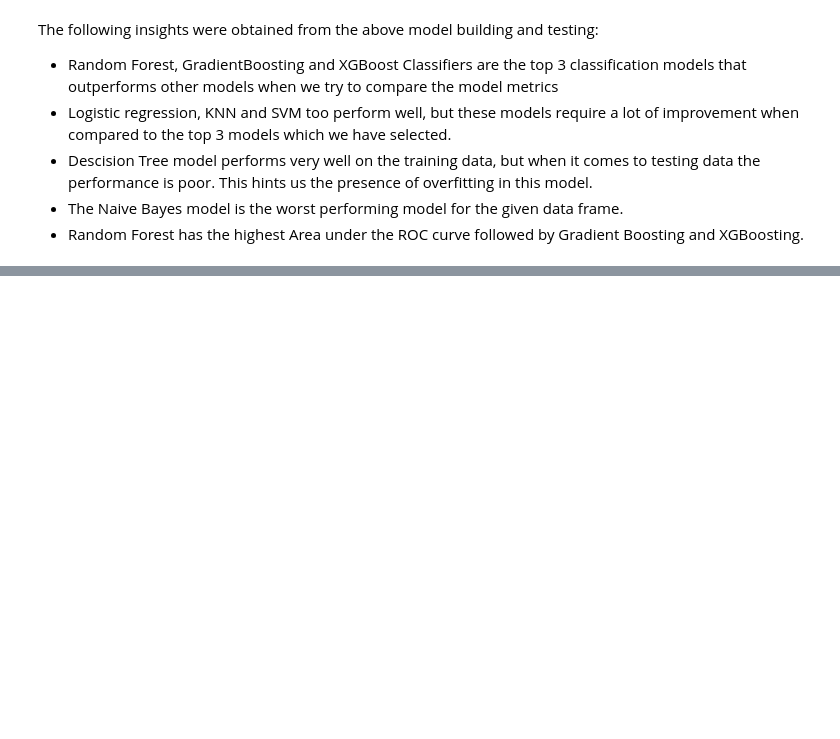
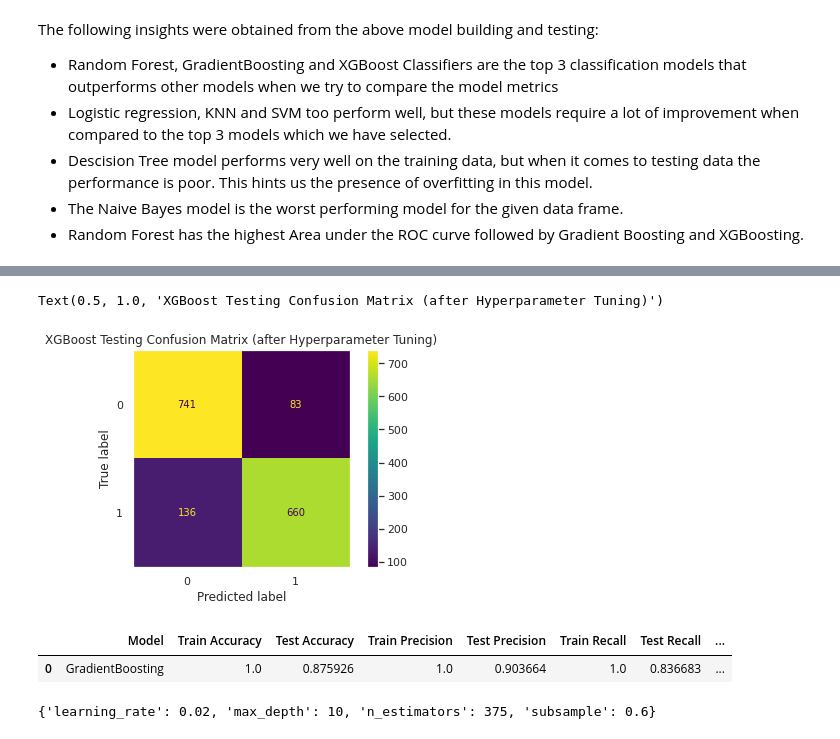
Before and after one commit to Srijan-Rai/CardioVascularRiskPrediction, a Jupyter notebook: Cardiovascular_Risk_Prediction(Classification).ipynb, the cells around one changed output, grey strips where cells are left out. Cells and saved outputs as stored; diff of their text form; code cells hidden in the pictures; blank space fills up the shorter version.

```diff
--- a/Cardiovascular_Risk_Prediction(Classification).ipynb
+++ b/Cardiovascular_Risk_Prediction(Classification).ipynb
@@ -621,0 +708,9 @@ The following insights were obtained from the above model building and testing:
+# %%
+#XGBoost Testing Confusion After Hyperparameter tuning
+XGB_Test_CM_Display =  ConfusionMatrixDisplay(confusion_matrix = XGB_Test_CM)
+XGB_Test_CM_Display.plot()
+plt.grid(False)
+plt.title("XGBoost Testing Confusion Matrix (after Hyperparameter Tuning)")
+# %% [output]
+Text(0.5, 1.0, 'XGBoost Testing Confusion Matrix (after Hyperparameter Tuning)')
+[figure, added]
@@ -621,0 +723,11 @@ The following insights were obtained from the above model building and testing:
+# %%
+#GradientBoosting Results After Hyperparameter tuning
+GradientBoosting_Result
+# %% [output]
+|  | Model | Train Accuracy | Test Accuracy | Train Precision | Test Precision | Train Recall | Test Recall | ... |
+| 0 | GradientBoosting | 1.0 | 0.875926 | 1.0 | 0.903664 | 1.0 | 0.836683 | ... |
+# %%
+#GradientBoosting Parameters After Hyperparameter tuning
+GradientBoosting_Best_Params
+# %% [output]
+{'learning_rate': 0.02, 'max_depth': 10, 'n_estimators': 375, 'subsample': 0.6}
```
Also changed, not shown: parts of 32 cells of this notebook.
